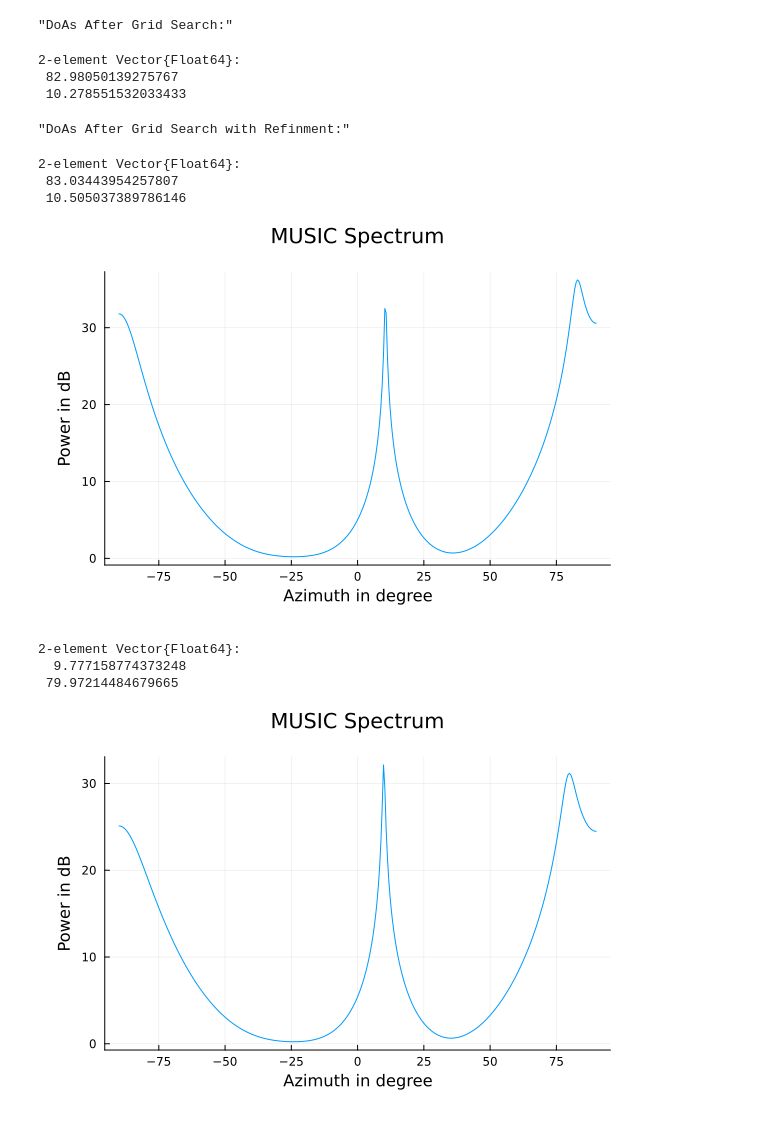
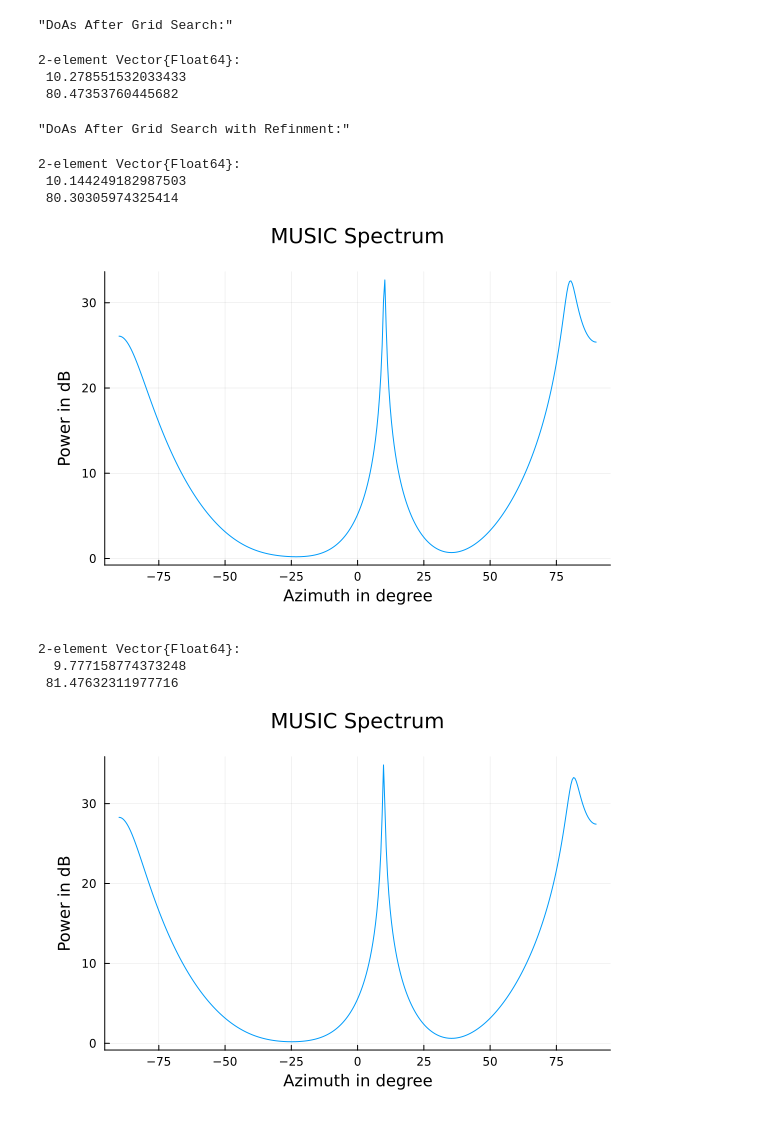
Before and after one commit to Matt266/ArraySignalProcessing.jl, a Jupyter notebook: examples/MUSIC.ipynb, the cells around one changed output. Drawn from its saved outputs; the diff is of its cells as text; code cells hidden in the pictures.

```diff
--- a/examples/MUSIC.ipynb
+++ b/examples/MUSIC.ipynb
@@ -8,39 +8,39 @@ fc = 150e6
 # Oriented along yaxis to match Matlab behavior
 pa = IsotropicArray([0 0 0 0;
                     -1.5 -0.5 0.5 1.5])
 
 # test signal generation
 Rss = I(2)
 Θ = deg2rad.([10, 80])
 d = length(Θ)
 N = 2000
 SNR = 5
 X = unconditional_signals(pa, Rss, N, SNR, Θ, fc)
 Rxx = X*X'/N
 
 # MUSIC spectrum
 ϕaxis = LinRange(-90, 90, 360)
-P = music(pa, Rxx, d, deg2rad.(ϕaxis), fc)
+P = music(pa(deg2rad.(ϕaxis), fc), Rxx, d)
 display("DoAs After Grid Search:")
 display(find_doas(ϕaxis, P, d))
 display("DoAs After Grid Search with Refinment:")
-display(rad2deg.(find_doas(deg2rad.(ϕaxis), angles -> music(pa, Rxx, d, angles, fc), d)))
+display(rad2deg.(find_doas(deg2rad.(ϕaxis), angles -> music(pa(angles, fc), Rxx, d), d)))
 using Plots
 import Measures
 p1 = plot(ϕaxis, 10*log10.(P))
 plot!(title="MUSIC Spectrum", legend = false, margin=5*Measures.mm)
 xlabel!("Azimuth in degree")
 ylabel!("Power in dB")
 # %% [output]
 "DoAs After Grid Search:"
 2-element Vector{Float64}:
- 82.98050139275767
  10.278551532033433
+ 80.47353760445682
 "DoAs After Grid Search with Refinment:"
 2-element Vector{Float64}:
- 83.03443954257807
- 10.505037389786146
+ 10.144249182987503
+ 80.30305974325414
-[figure, old version]
+[figure, new version]
 # %%
 using  CUDA
 pa = cu(IsotropicArray([0 0 0 0;
@@ -49,7 +49,7 @@ pa = cu(IsotropicArray([0 0 0 0;
 X = unconditional_signals(pa, cu(Rss), N, SNR, cu(Θ), fc)
 Rxx = cu(Hermitian(Array(X*X'/N)))
 
-P = music(pa, cu(Rxx), d, cu(deg2rad.(ϕaxis)), fc)
+P = music(pa(cu(deg2rad.(ϕaxis)), fc), cu(Rxx), d)
 display(find_doas(ϕaxis, Array(P), d))
 
 using Plots
@@ -61,5 +61,5 @@ ylabel!("Power in dB")
 # %% [output]
 2-element Vector{Float64}:
   9.777158774373248
- 79.97214484679665
+ 81.47632311977716
-[figure, old version]
+[figure, new version]
```
Also changed, not shown: 18 other files.
